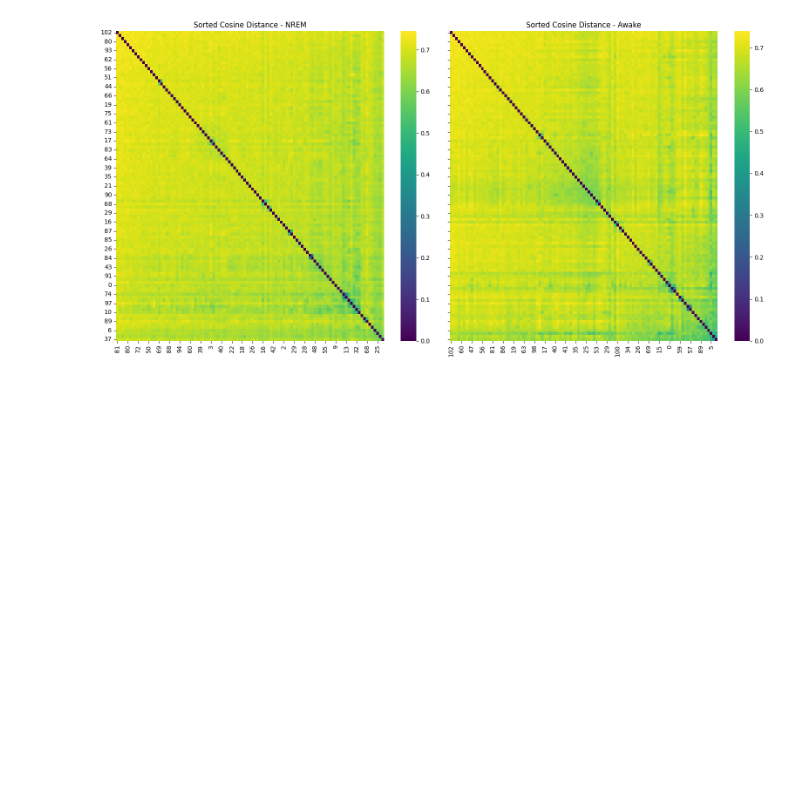
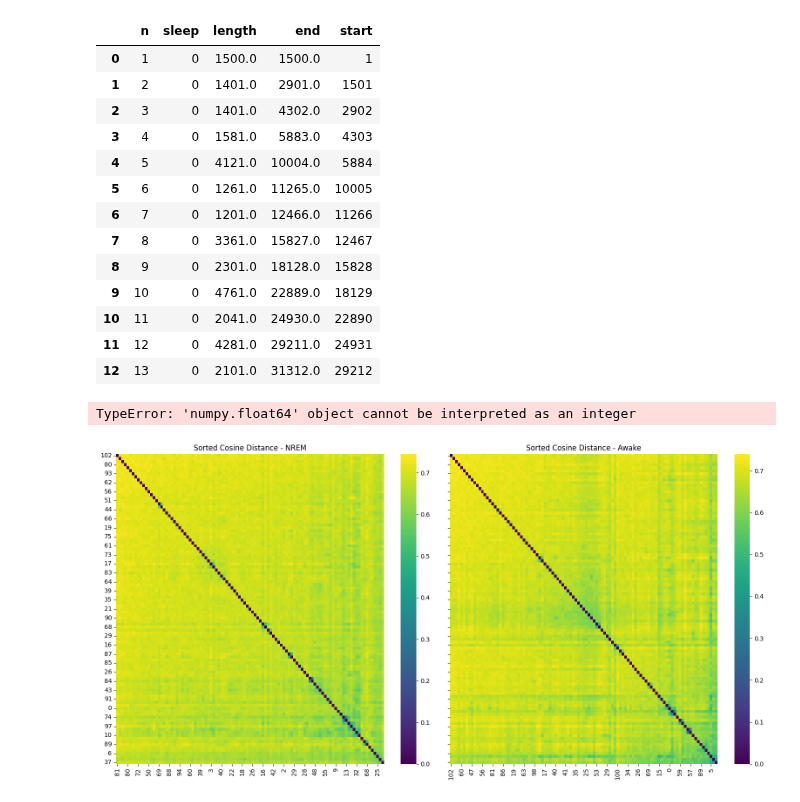
Before and after one commit to JessicaYoujiaLi/sleep, a Jupyter notebook: notebooks/clustering/clustering_plot.ipynb, the cells around one changed output. Cells and saved outputs as stored; diff of their text form; code cells hidden in the pictures; blank space fills up the shorter version.

```diff
--- a/notebooks/clustering/clustering_plot.ipynb
+++ b/notebooks/clustering/clustering_plot.ipynb
@@ -46,2 +44,8 @@ file_name = 'dfof_gc.csv'
 dfof_data = pd.read_csv(join(exp_path, file_name))
 dfof_data.set_index('roi_label', drop=True, inplace=True)
+# %%
+exp_path = google_drive.return_exp_path('5HT2afl05b_2', '7_6_SD', 'TSeries-07062021-0844_MC2-004')
+processed_sleep_df = pd.read_csv(join(exp_path, 'eeg', 'velo_eeg.csv'), )
+file_name = 'dfof.csv'
+dfof_data = pd.read_csv(join(exp_path, file_name))
+dfof_data.set_index('roi_label', drop=True, inplace=True)
@@ -48,6 +54,24 @@ dfof_data.set_index('roi_label', drop=True, inplace=True)
+# %%
+summary_sleep
+# %% [output]
+|  | n | sleep | length | end | start |
+| 0 | 1 | 0 | 1500.0 | 1500.0 | 1 |
+| 1 | 2 | 0 | 1401.0 | 2901.0 | 1501 |
+| 2 | 3 | 0 | 1401.0 | 4302.0 | 2902 |
+| 3 | 4 | 0 | 1581.0 | 5883.0 | 4303 |
+| 4 | 5 | 0 | 4121.0 | 10004.0 | 5884 |
+| 5 | 6 | 0 | 1261.0 | 11265.0 | 10005 |
+| 6 | 7 | 0 | 1201.0 | 12466.0 | 11266 |
+| 7 | 8 | 0 | 3361.0 | 15827.0 | 12467 |
+| 8 | 9 | 0 | 2301.0 | 18128.0 | 15828 |
+| 9 | 10 | 0 | 4761.0 | 22889.0 | 18129 |
+| 10 | 11 | 0 | 2041.0 | 24930.0 | 22890 |
+| 11 | 12 | 0 | 4281.0 | 29211.0 | 24931 |
+| 12 | 13 | 0 | 2101.0 | 31312.0 | 29212 |
 # %%
-summary_sleep = clustering.df_generator(processed_sleep_df)
 result = clustering.process_dfof_mc(dfof_data, summary_sleep)
 d_awake = result['d_awake']
 d_sleep = result['d_sleep']
+# %% [output]
+TypeError: 'numpy.float64' object cannot be interpreted as an integer
 # %%
```
Also changed, not shown: parts of 5 cells of this notebook.
